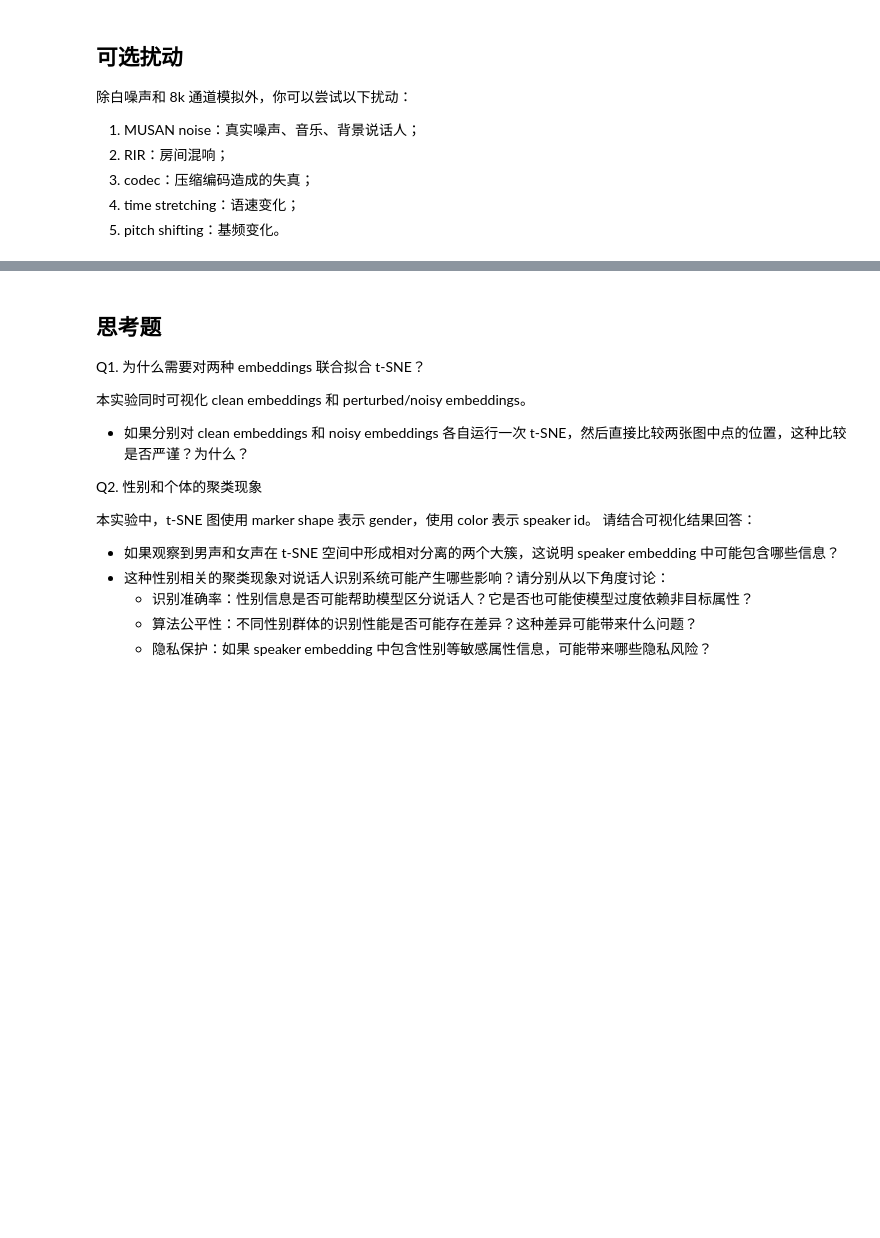
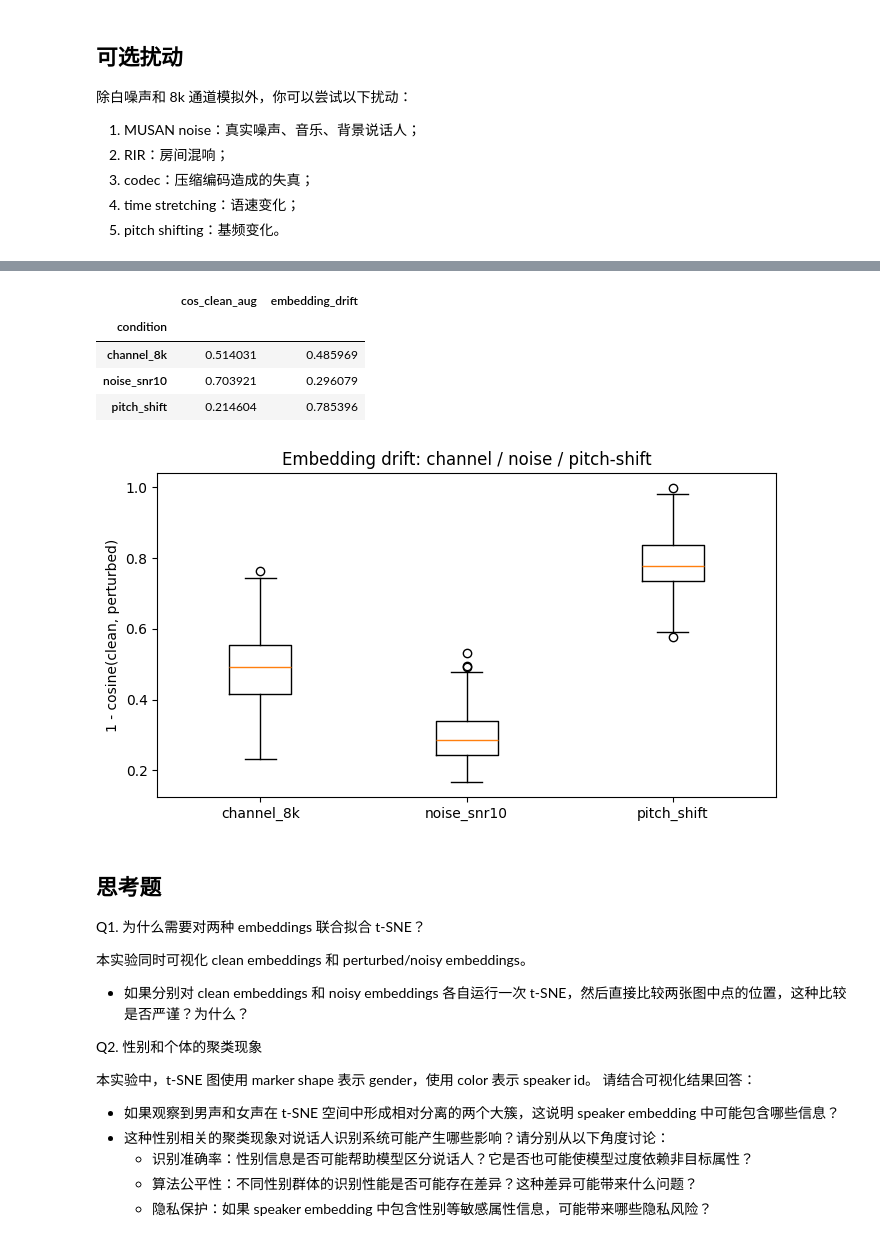
Before and after one commit to sjq0098/Speech-Information-Processing, a Jupyter notebook: exp5/lab5/02_speaker_embedding.ipynb, the cells around one changed output, grey strips where cells are left out. Saved outputs shown, nothing was run; the diff lists cells and outputs as text; code cells hidden in the pictures; blank space fills up the shorter version.

```diff
--- a/exp5/lab5/02_speaker_embedding.ipynb
+++ b/exp5/lab5/02_speaker_embedding.ipynb
@@ -342,3 +476,39 @@ plt.show()
+# %%
+# 计算 pitch shift 的 drift, 并与 noise / channel 一起对比
+clean_lookup = {row['utt_id']: emb_arr[i] for i, row in emb_meta.reset_index(drop=True).iterrows()}
+
+pitch_drift_rows = []
+for i, row in pitch_meta.reset_index(drop=True).iterrows():
+    c = clean_lookup[row['orig_utt_id']]; a = pitch_emb_arr[i]
+    cos = float(np.dot(c, a) / (np.linalg.norm(c) * np.linalg.norm(a) + 1e-8))
+    pitch_drift_rows.append({'condition': 'pitch_shift', 'cos_clean_aug': cos, 'embedding_drift': 1 - cos})
+pitch_drift_df = pd.DataFrame(pitch_drift_rows)
+
+drift_all = pd.concat([
+    drift_df[['condition', 'cos_clean_aug', 'embedding_drift']],
+    pitch_drift_df,
+], ignore_index=True)
+
+summary = drift_all.groupby('condition')[['cos_clean_aug', 'embedding_drift']].mean()
+display(summary)
+drift_all.to_csv(OUT_DIR / 'scores' / 'embedding_drift_all.csv', index=False)
+
+conds = ['channel_8k', 'noise_snr10', 'pitch_shift']
+data = [drift_all[drift_all['condition'] == c]['embedding_drift'].values for c in conds]
+plt.figure(figsize=(7, 4))
+plt.boxplot(data, labels=conds)
+plt.ylabel('1 - cosine(clean, perturbed)')
+plt.title('Embedding drift: channel / noise / pitch-shift')
+plt.tight_layout()
+plt.savefig(OUT_DIR / 'figures' / 'embedding_drift_boxplot_all.png', dpi=150)
+plt.show()
+# %% [output]
+|  | cos_clean_aug | embedding_drift |
+| condition |  |  |
+| channel_8k | 0.514031 | 0.485969 |
+| noise_snr10 | 0.703921 | 0.296079 |
+| pitch_shift | 0.214604 | 0.785396 |
+[figure, added]
 # %% [markdown]
 ## 思考题
 Q1. 为什么需要对两种 embeddings 联合拟合 t-SNE？
```
Also changed, not shown: parts of 12 cells of this notebook, 43 other files.
